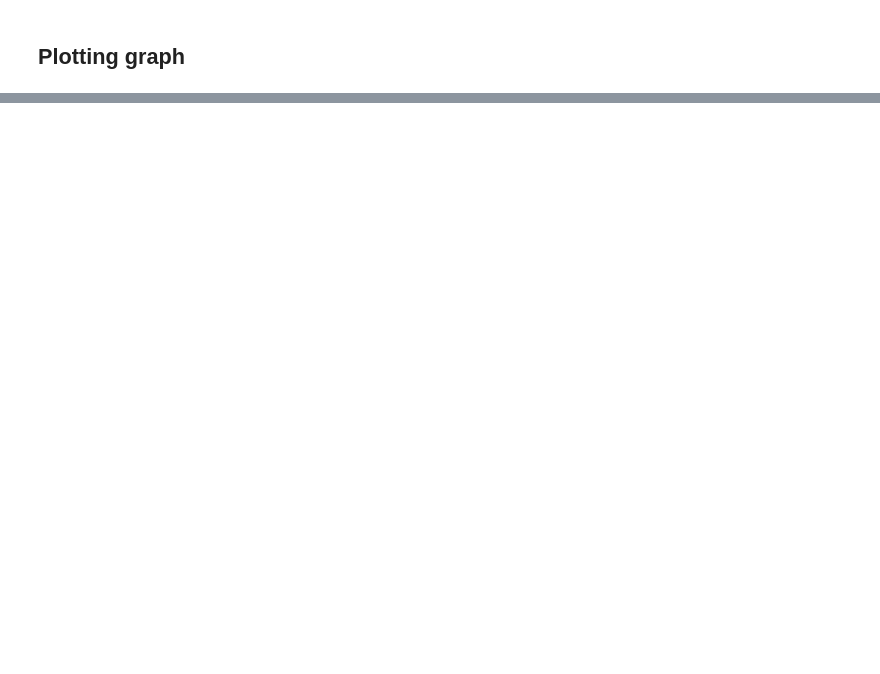
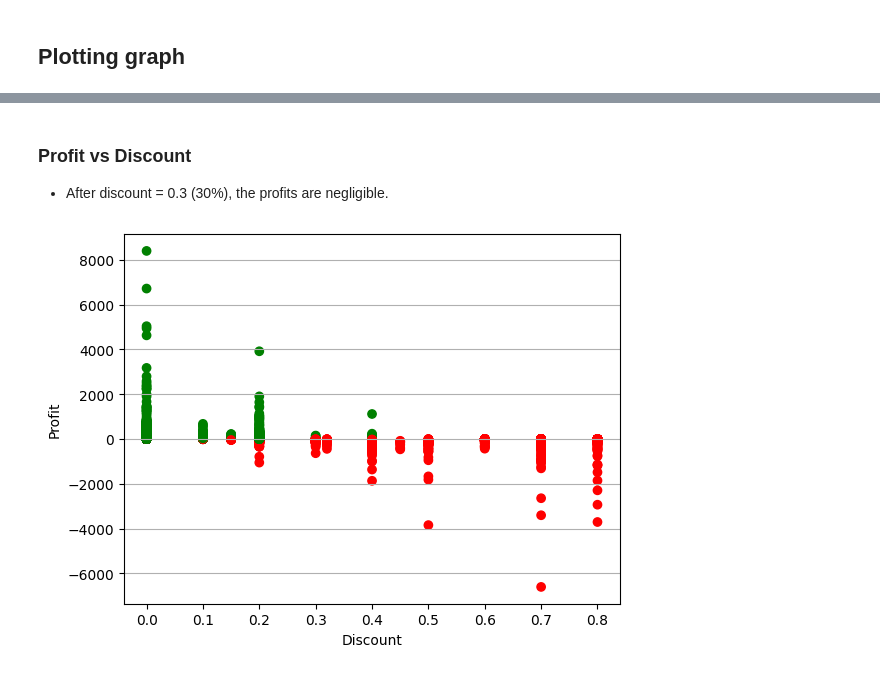
Before and after one commit to AdiXjaiswal/Sales-Dashboard, a Jupyter notebook: sales_dashboard.ipynb, the cells around one changed output, grey strips where cells are left out. Drawn from its saved outputs; the diff is of its cells as text; code cells hidden in the pictures; blank space fills up the shorter version.

```diff
--- a/sales_dashboard.ipynb
+++ b/sales_dashboard.ipynb
@@ -221,0 +350,13 @@ plt.show()
+# %% [markdown]
+### Profit vs Discount
+- After discount = 0.3 (30%), the profits are negligible.
+# %%
+colors = (df["Profit"] > 0).map({True: 'green', False: 'red'}) # pandas Series
+
+plt.scatter(df["Discount"], df["Profit"], c=colors)
+plt.xlabel("Discount")
+plt.ylabel("Profit")
+plt.grid(axis='y')
+plt.show()
+# %% [output]
+[figure, added]
```
Also changed, not shown: parts of 38 cells of this notebook.
